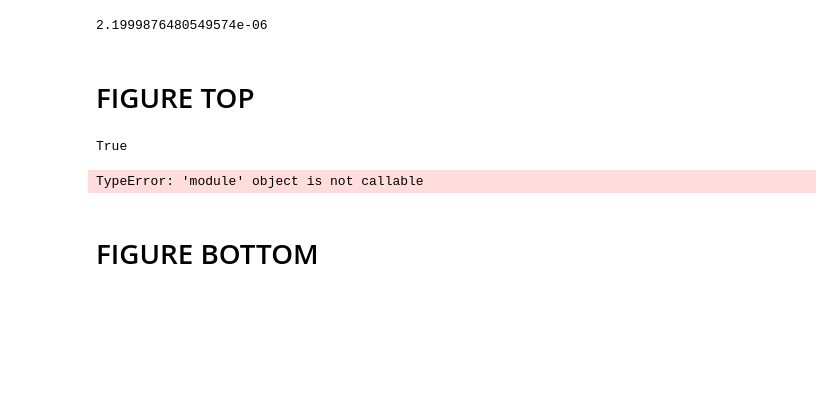
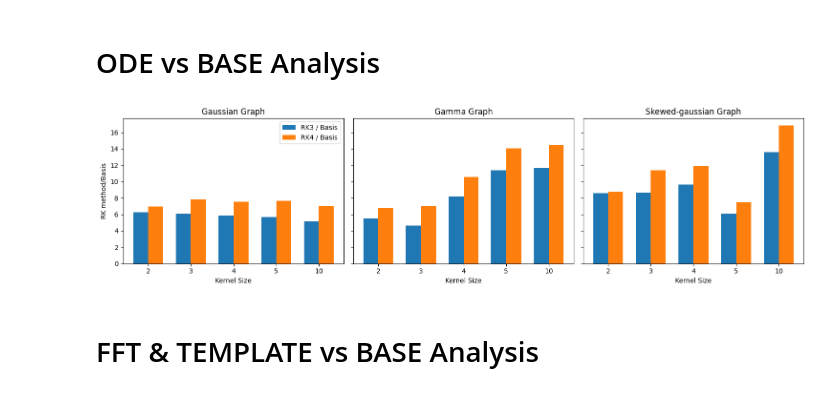
Before and after one commit to BailabUNC/ppg-basis, a Jupyter notebook: timings_for_graph.ipynb, the cells around one changed output. Cells and saved outputs as stored; diff of their text form; code cells hidden in the pictures; blank space fills up the shorter version.

Commit message:
graphs for analysis + solver logic fix

```diff
--- a/timings_for_graph.ipynb
+++ b/timings_for_graph.ipynb
@@ -13,17 +21,9 @@ C:\Program Files\WindowsApps\PythonSoftwareFoundation.Python.3.12_3.12.2800.0_x6
-# %%
-def gen_pipeline(x, L):
-    return x + L
-
-print(timeit.timeit(lambda: gen_pipeline(1, 2), number=1))
-# %% [output]
-2.1999876480549574e-06
 # %%
 # constants
 
 Ls = [2, 3, 4, 5, 10]
 
 def gen_pipeline(duration: int, L: int, basis_type: str, solver: str):
-    print(type(ppgGenerator))
     ppgGen = ppgGenerator(fs=125,
                           hr=60,
                           mu=0.85,
@@ -34,11 +34,21 @@ def gen_pipeline(duration: int, L: int, basis_type: str, solver: str):
                           solver = solver)
     return ppgGen.generate_signal()
 
+num_times = 150
+
 durations = [10, 25, 50, 75, 100, 250, 500, 750, 1000]
+
+methods = ["Template", "FFT"]
+
+bar_width = 0.35
+x_positions = np.arange(len(Ls))
+
+line_styles = ["-", "--"]
+Ls_colors = plt.cm.rainbow(np.linspace(0, 1, len(Ls)))
 # %% [markdown]
-# FIGURE TOP
+# ODE vs BASE Analysis
 # %%
-def ode_vs_base_analysis():
+def ode_vs_base_analysis(duration: int):
     """
     Returns an array containing:
     [
@@ -56,37 +66,44 @@ def ode_vs_base_analysis():
         ]
     ]
     """
-    duration = 10
     toReturn = []
     for basis_type in basis_types:
         RK3_base = []
         RK4_base = []
         for L in Ls:
-            RK3_time = timeit.timeit(lambda : gen_pipeline(duration, L, basis_type, 'rk3'), number = 5)
-            RK4_time = timeit.timeit(lambda : gen_pipeline(duration, L, basis_type, 'rk4'), number = 5)
-            base_time = timeit.timeit(lambda : gen_pipeline(duration, L, basis_type, 'basis'), number = 5)
+            RK3_time = timeit.timeit(lambda : gen_pipeline(duration, L, basis_type, "rk3"), number = num_times)
+            RK4_time = timeit.timeit(lambda : gen_pipeline(duration, L, basis_type, "rk4"), number = num_times)
+            base_time = timeit.timeit(lambda : gen_pipeline(duration, L, basis_type, "basis"), number = num_times)
             RK3_base.append(RK3_time / base_time)
             RK4_base.append(RK4_time / base_time)
         toReturn.append((RK3_base, RK4_base))
     return toReturn
 
-top_pipeline_values = ode_vs_base_analysis()
+top_pipeline_values = ode_vs_base_analysis(10)
-# %% [output]
-True
-TypeError: 'module' object is not callable
 # %%
 fig, axes = plt.subplots(1, 3, figsize=(15, 4), sharey=True)
 
-for i, (d1, d2) in enumerate(top_pipeline_values):
-    axes[i].hist(d1, bins=15, alpha=0.6, label="data{}_1".format(i+1))
-    axes[i].hist(d2, bins=15, alpha=0.6, label="data{}_2".format(i+1))
-    axes[i].set_title(f"Histogram {i+1}")
-    axes[i].legend()
+for i, ax in enumerate(axes):
+    y1 = top_pipeline_values[i][0]
+    y2 = top_pipeline_values[i][1]
+
+    ax.bar(x_positions - bar_width/2, y1, width=bar_width, label="RK3 / Basis")
+    ax.bar(x_positions + bar_width/2, y2, width=bar_width, label="RK4 / Basis")
+
+    ax.set_xticks(x_positions)
+    ax.set_xticklabels(Ls)
+    ax.set_title(f"{basis_types[i].capitalize()} Graph")
+    ax.set_xlabel("Kernel Size")
+
+axes[0].set_ylabel("RK method/Basis")
+axes[0].legend()
 
 plt.tight_layout()
 plt.show()
+# %% [output]
+[figure, added]
 # %% [markdown]
-# FIGURE BOTTOM
+# FFT & TEMPLATE vs BASE Analysis
 # %%
 def fft_template_vs_base_analysis(basis_type: str):
     """
```
Also changed, not shown: parts of 6 cells of this notebook, 2 other files.
